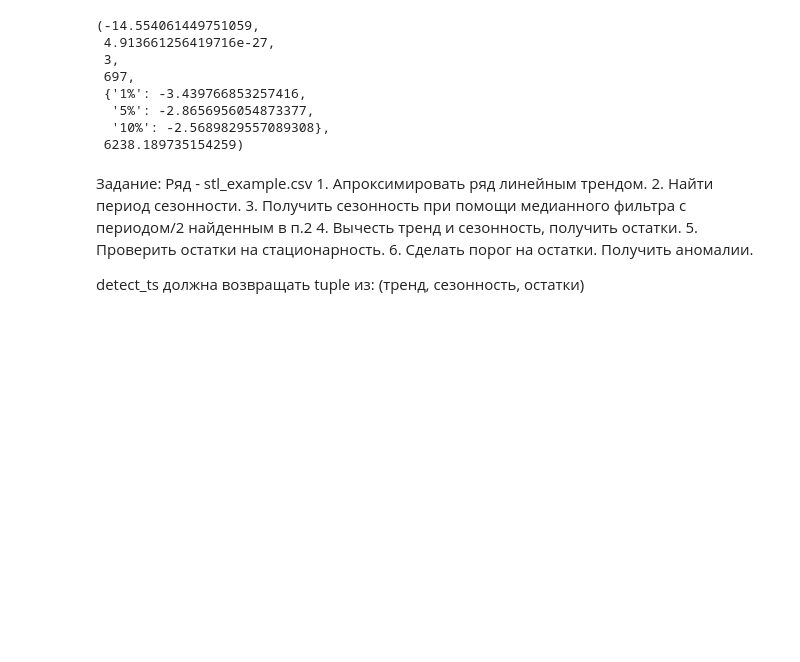
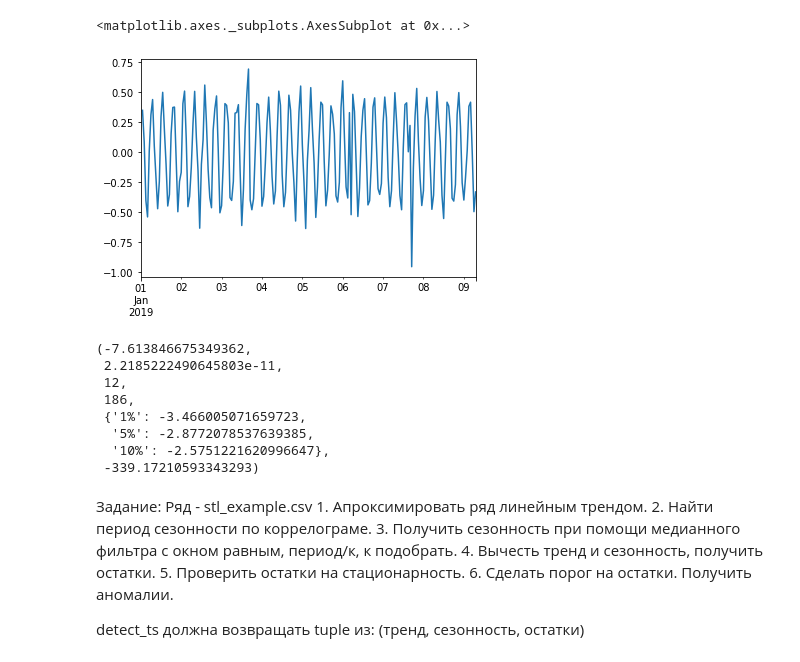
Before and after one commit to technogleb/ts_course_summer, a Jupyter notebook: week_1/stl.ipynb, the cells around one changed output. Drawn from its saved outputs; the diff is of its cells as text; code cells hidden in the pictures; blank space fills up the shorter version.

```diff
--- a/week_1/stl.ipynb
+++ b/week_1/stl.ipynb
@@ -46,20 +43,25 @@ residuals.plot()
+# %%
+resid.plot()
+# %% [output]
+<matplotlib.axes._subplots.AxesSubplot at 0x...>
+[figure, added]
 # %%
-adfuller(residuals.dropna())
+adfuller(resid.dropna())
 # %% [output]
-(-14.554061449751059,
- 4.913661256419716e-27,
- 3,
- 697,
- {'1%': -3.439766853257416,
-  '5%': -2.8656956054873377,
-  '10%': -2.5689829557089308},
- 6238.189735154259)
+(-7.613846675349362,
+ 2.2185222490645803e-11,
+ 12,
+ 186,
+ {'1%': -3.466005071659723,
+  '5%': -2.8772078537639385,
+  '10%': -2.5751221620996647},
+ -339.17210593343293)
 # %% [markdown]
 Задание:
     Ряд - stl_example.csv
     1. Апроксимировать ряд линейным трендом.
-    2. Найти период сезонности.
-    3. Получить сезонность при помощи медианного фильтра с периодом/2 найденным в п.2
+    2. Найти период сезонности по коррелограме.
+    3. Получить сезонность при помощи медианного фильтра с окном равным, период/к, к подобрать.
     4. Вычесть тренд и сезонность, получить остатки.
     5. Проверить остатки на стационарность.
     6. Сделать порог на остатки. Получить аномалии.
```
Also changed, not shown: parts of 18 cells of this notebook, 1 other file.
